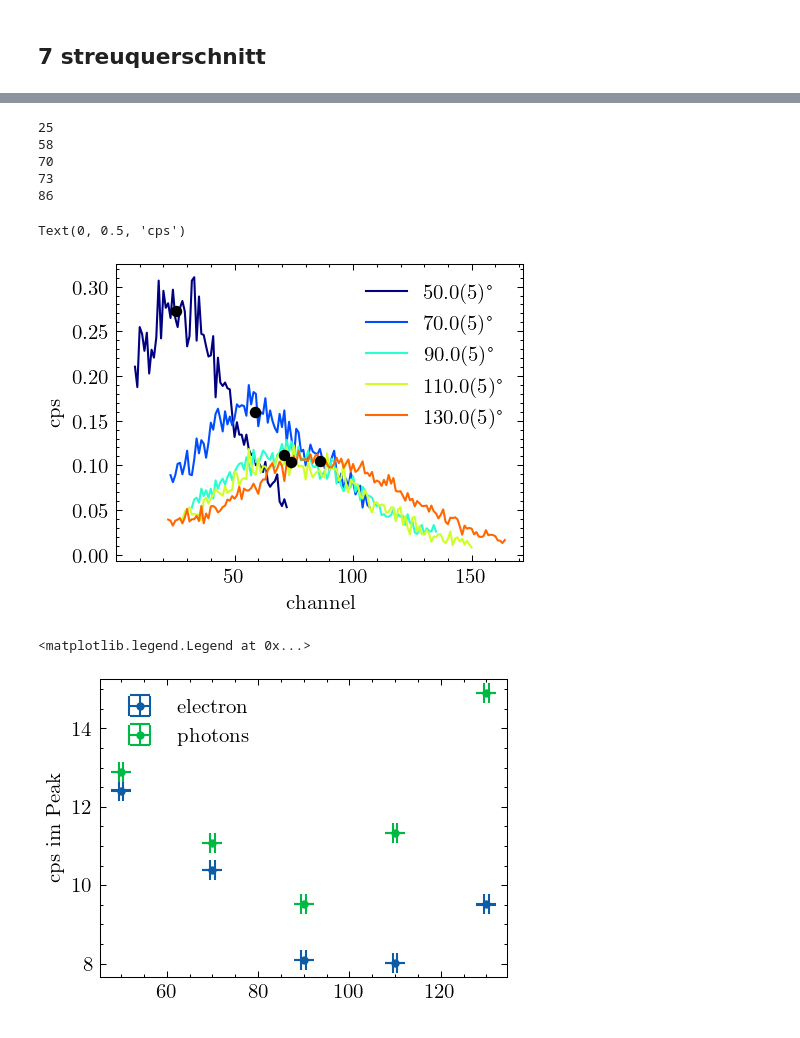
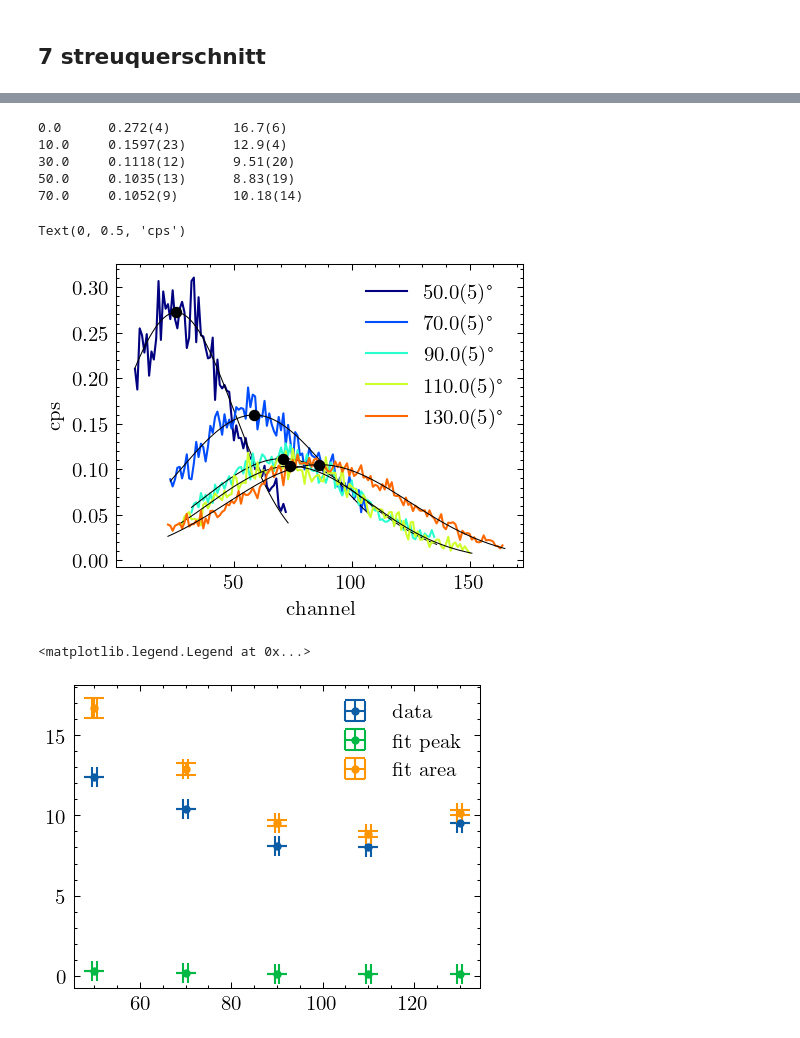
Before and after one commit to emhl/FP1, a Jupyter notebook: Compton.ipynb, the cells around one changed output, grey strips where cells are left out. Cells and saved outputs as stored; diff of their text form; code cells hidden in the pictures.

```diff
--- a/Compton.ipynb
+++ b/Compton.ipynb
@@ -121,8 +121,11 @@ plt.ylabel('Normierte Intensität')
 Text(0, 0.5, 'Normierte Intensität')
 [figure]
 # %%
-def gauss(x, x0, a, sigma):
-    return a*np.exp(-(x-x0)**2/(2*sigma**2))
+def ugauss(x, x0, a, sigma):
+    return a*unp.exp(-(x-x0)**2/(2*sigma**2))
+
+def un_gauss(x, x0, a, sigma):
+    return a*unp.exp(-(x-x0)**2/(2*sigma**2))
 
 def gauss_area(a, sigma):
     return a*np.sqrt(2*np.pi)*sigma
@@ -637,25 +640,29 @@ for w in streuwinkel:
 livetimes = unp.uarray(livetimes,0.05)
 # %%
 streu_querschnitt = []*len(streuwinkel)
+streu_qs_peak = []*len(streuwinkel)
+streu_qs_area = []*len(streuwinkel)
 plt.figure()
 
-print('Streuwinkel \t Peak cps \t Fläche')
+print('Winkel \t Peak cps \t Fläche')
 for i in range(len(streu_data)):
     x,y = streu_data[i]['channel'],  unp.nominal_values(streu_data[i]['counts']/livetimes[i])
     peak = np.where(y==np.max(y))[0][0]
-    xl = np.linspace(x[peak-10],x[peak+10],500)
+    xl = np.linspace(x[peak-25],x[peak+25],500)
     c,pcov = curve_fit(gauss,x[peak-10:peak+10],y[peak-10:peak+10],p0=[x[peak],y[peak],x[peak+3]-x[peak-3]])
     perr = np.sqrt(np.diag(pcov))
     # print(f'{un.ufloat(c[0],np.sqrt(pcov[0,0])):S}keV')
-    print(f'{streuwinkel[i].n} \t {gauss(c[0],*c)} \t {gauss_area(*c[1:])}')
+    print(f'{streuwinkel[i].n} \t {un_gauss(uf(c[0],perr[0]),uf(c[0],perr[0]),uf(c[1],perr[1]),uf(c[2],perr[2])):S} \t {gauss_area(uf(c[1],perr[1]),uf(c[2],perr[2])):S}')
     plt.plot(xl,gauss(xl,*c),c='k',lw=0.5)
     plt.scatter(c[0],gauss(c[0],*c),c='k',s=10)
     plt.plot(x[peak-5:peak+7],y[peak-5:peak+7], label=f'{streuwinkel[i]:S}°',color=mapcolors(len(streu_data))[i])
 
     streu_querschnitt = np.append(streu_querschnitt, np.sum(y[peak-5:peak+7]))
+    streu_qs_peak = np.append(streu_qs_peak, un_gauss(uf(c[0],perr[0]),uf(c[0],perr[0]),uf(c[1],perr[1]),uf(c[2],perr[2])))
+    streu_qs_area = np.append(streu_qs_area, gauss_area(uf(c[1],perr[1]),uf(c[2],perr[2])))
 plt.legend(bbox_to_anchor=(1.05, 1), loc='upper left', borderaxespad=0., ncol=1)
-# plt.xlim(0,160)
-plt.yscale('log')
+plt.ylim(0,7)
+# plt.yscale('log')
 # plt.ylim(10,20000)
 plt.ylabel('cps')
 plt.xlabel('Kanal')
@@ -705,5 +717,7 @@ Text(0, 0.5, 'cps')
 # %%
 electron_querschnitt = []*len(electron_angles)
+electron_qs_peak = []*len(electron_angles)
+electron_qs_area = []*len(electron_angles)
 plt.figure()
 for i in range(len(koinzidenz_data)):
     x,y= koinzidenz_data[i]['channel'], koinzidenz_data[i]['count']/e_livetimes[i]
@@ -713,34 +727,41 @@ for i in range(len(koinzidenz_data)):
     xp,yp = x[a:b],y[a:b]
     # xl = np.linspace(x[peak-30],x[peak+40],500)
     c,pcov = curve_fit(gauss,xp,unp.nominal_values(yp),p0=[x[peak],unp.nominal_values(y)[peak],x[peak+3]-x[peak-3]])
-
+    perr = np.sqrt(np.diag(pcov))
     peak = int(c[0])
-    print(peak)
+    # print(peak)
     plt.plot(xp,unp.nominal_values(yp), label=f'{koinzidenz_winkel[i]:S}°',color=mapcolors(len(koinzidenz_data))[i])
 
     # plt.plot(xl,gauss(xl,*c),c='k',zorder=10)
     plt.scatter(c[0],gauss(c[0],*c),c='k',s=20,zorder=10)
     # electron_energies = np.append(electron_energies,un.ufloat(c[0],np.sqrt(pcov[0,0])))
     # electron_angles = np.append(electron_angles,koinzidenz_winkel[i])
+
+    print(f'{streuwinkel[i].n} \t {un_gauss(uf(c[0],perr[0]),uf(c[0],perr[0]),uf(c[1],perr[1]),uf(c[2],perr[2])):S} \t {gauss_area(uf(c[1],perr[1]),uf(c[2],perr[2])):S}')
+    xl = np.linspace(x[a],x[b],500)
+    plt.plot(xl,gauss(xl,*c),c='k',lw=0.5)
+
     electron_querschnitt = np.append(electron_querschnitt, np.sum(yp))
+    electron_qs_peak = np.append(electron_qs_peak, un_gauss(uf(c[0],perr[0]),uf(c[0],perr[0]),uf(c[1],perr[1]),uf(c[2],perr[2])))
+    electron_qs_area = np.append(electron_qs_area, gauss_area(uf(c[1],perr[1]),uf(c[2],perr[2])))
 plt.legend()
 
 plt.xlabel('channel')
 plt.ylabel('cps')
 # %% [output]
-25
-58
-70
-73
-86
+0.0      0.272(4)        16.7(6)
+10.0     0.1597(23)      12.9(4)
+30.0     0.1118(12)      9.51(20)
+50.0     0.1035(13)      8.83(19)
+70.0     0.1052(9)       10.18(14)
 Text(0, 0.5, 'cps')
-[figure, old version]
+[figure, new version]
 # %%
-plt.errorbar(unp.nominal_values(koinzidenz_winkel),unp.nominal_values(electron_querschnitt),yerr=unp.std_devs(electron_querschnitt),xerr=unp.std_devs(koinzidenz_winkel),fmt='.',label='electron')
-plt.errorbar(unp.nominal_values(streuwinkel)[3:],unp.nominal_values(streu_querschnitt)[3:],yerr=unp.std_devs(streu_querschnitt)[3:],xerr=unp.std_devs(streuwinkel)[3:],fmt='.',label='photons')
-plt.ylabel('cps im Peak')
+plt.errorbar(unp.nominal_values(koinzidenz_winkel),unp.nominal_values(electron_querschnitt),yerr=unp.std_devs(electron_querschnitt),xerr=unp.std_devs(koinzidenz_winkel),fmt='.',label='data')
+plt.errorbar(unp.nominal_values(koinzidenz_winkel),unp.nominal_values(electron_qs_peak),yerr=unp.std_devs(electron_qs_peak),xerr=unp.std_devs(koinzidenz_winkel),fmt='.',label='fit peak')
+plt.errorbar(unp.nominal_values(koinzidenz_winkel),unp.nominal_values(electron_qs_area),yerr=unp.std_devs(electron_qs_area),xerr=unp.std_devs(koinzidenz_winkel),fmt='.',label='fit area')
 
 plt.legend()
 # %% [output]
 <matplotlib.legend.Legend at 0x...>
-[figure, old version]
+[figure, new version]
```
Also changed, not shown: parts of 19 cells of this notebook.
